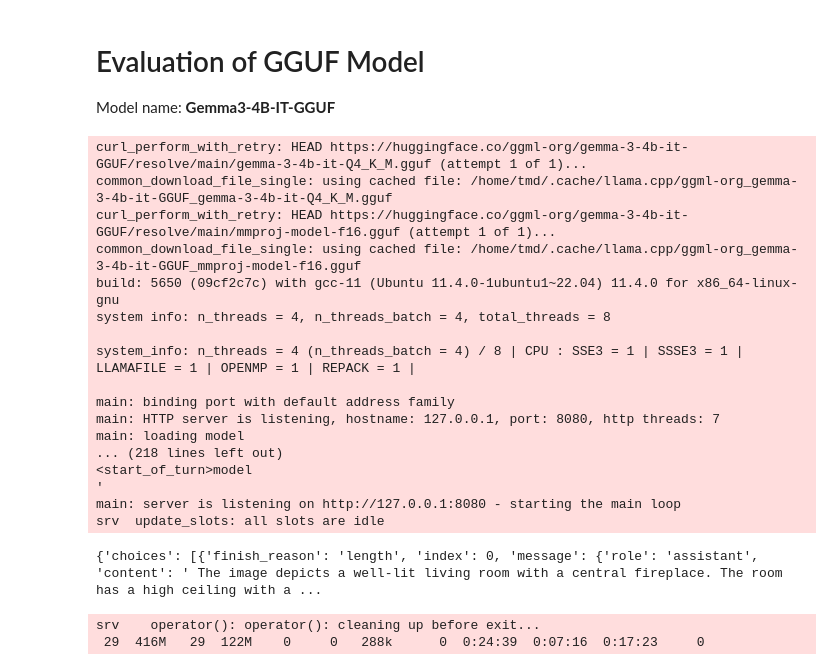
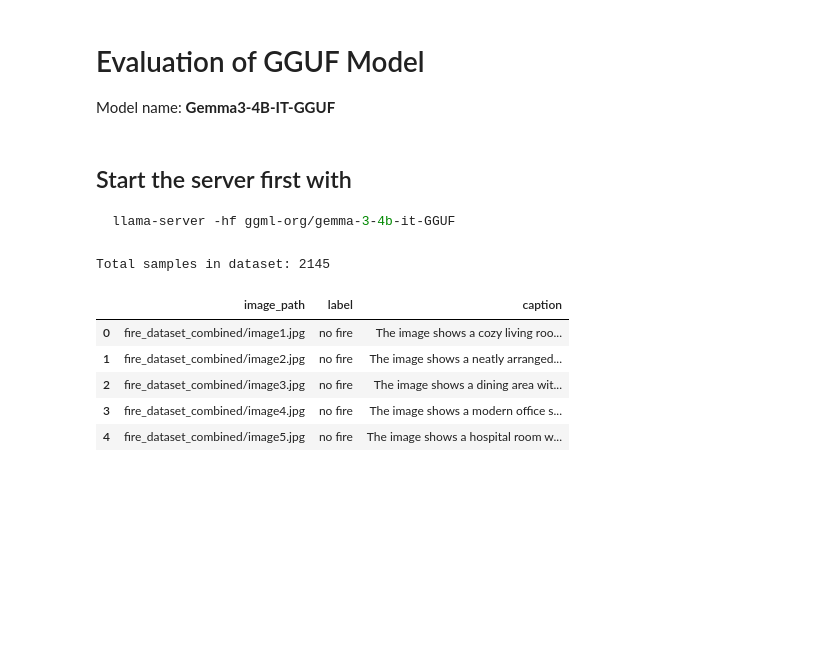
Before and after one commit to tmdeptrai/ContextFire-VLM, a Jupyter notebook: model_survey/gemma3_4B_IT_GGUF.ipynb, the cells around one changed output. Cells and saved outputs as stored; diff of their text form; code cells hidden in the pictures; blank space fills up the shorter version.

Commit message:
pipeline to evaluate gemma3_4B_IT_GGUF

````diff
--- a/model_survey/gemma3_4B_IT_GGUF.ipynb
+++ b/model_survey/gemma3_4B_IT_GGUF.ipynb
@@ -2,62 +2,9 @@
 # Evaluation of GGUF Model
 
 Model name: **Gemma3-4B-IT-GGUF**
-# %%
-import subprocess
-
-server = subprocess.Popen([
-    "llama-server",
-    "-hf", "ggml-org/gemma-3-4b-it-GGUF",
-    "--port", "8080"
-])
-# %% [output]
-curl_perform_with_retry: HEAD https://huggingface.co/ggml-org/gemma-3-4b-it-GGUF/resolve/main/gemma-3-4b-it-Q4_K_M.gguf (attempt 1 of 1)...
-common_download_file_single: using cached file: /home/tmd/.cache/llama.cpp/ggml-org_gemma-3-4b-it-GGUF_gemma-3-4b-it-Q4_K_M.gguf
-curl_perform_with_retry: HEAD https://huggingface.co/ggml-org/gemma-3-4b-it-GGUF/resolve/main/mmproj-model-f16.gguf (attempt 1 of 1)...
-common_download_file_single: using cached file: /home/tmd/.cache/llama.cpp/ggml-org_gemma-3-4b-it-GGUF_mmproj-model-f16.gguf
-build: 5650 (09cf2c7c) with gcc-11 (Ubuntu 11.4.0-1ubuntu1~22.04) 11.4.0 for x86_64-linux-gnu
-system info: n_threads = 4, n_threads_batch = 4, total_threads = 8
-
-system_info: n_threads = 4 (n_threads_batch = 4) / 8 | CPU : SSE3 = 1 | SSSE3 = 1 | LLAMAFILE = 1 | OPENMP = 1 | REPACK = 1 |
-
-main: binding port with default address family
-main: HTTP server is listening, hostname: 127.0.0.1, port: 8080, http threads: 7
-main: loading model
-... (218 lines left out)
-<start_of_turn>model
-'
-main: server is listening on http://127.0.0.1:8080 - starting the main loop
-srv  update_slots: all slots are idle
-# %%
-import base64
-import requests
-
-# Load and encode the image
-with open("../fire_dataset_combined/image1.jpg", "rb") as f:
-    base64_bytes = base64.b64encode(f.read()).decode("utf-8")
-data_url = f"embedded-picture"
-
-# Compose JSON payload
-payload = {
-    "max_tokens": 100,
-    "messages": [
-        {
-            "role": "user",
-            "content": [
-                {"type": "text", "text": "What do you see?"},
-                {"type": "image_url", "image_url": {"url": data_url}}
-            ]
-        }
-    ]
-}
-
-# Send to llama-server
-res = requests.post("http://localhost:8080/v1/chat/completions", json=payload)
-print(res.json())
-# %% [output]
-{'choices': [{'finish_reason': 'length', 'index': 0, 'message': {'role': 'assistant', 'content': ' The image depicts a well-lit living room with a central fireplace. The room has a high ceiling with a ...
-# %%
-server.terminate()
-# %% [output]
-srv    operator(): operator(): cleaning up before exit...
- 29  416M   29  122M    0     0   288k      0  0:24:39  0:07:16  0:17:23     0
+# %% [markdown]
+## Start the server first with
+
+```bash
+llama-server -hf ggml-org/gemma-3-4b-it-GGUF
+```
@@ -63,0 +22,13 @@ srv    operator(): operator(): cleaning up before exit...
+# %%
+import re, json
+df = pd.read_csv('../fire_captions_combined.csv')
+print(f"Total samples in dataset: {len(df)}")
+df.head()
+# %% [output]
+Total samples in dataset: 2145
+|  | image_path | label | caption |
+| 0 | fire_dataset_combined/image1.jpg | no fire | The image shows a cozy living roo... |
+| 1 | fire_dataset_combined/image2.jpg | no fire | The image shows a neatly arranged... |
+| 2 | fire_dataset_combined/image3.jpg | no fire | The image shows a dining area wit... |
+| 3 | fire_dataset_combined/image4.jpg | no fire | The image shows a modern office s... |
+| 4 | fire_dataset_combined/image5.jpg | no fire | The image shows a hospital room w... |
````
Also changed, not shown: parts of 7 cells of this notebook, 1 other file.
